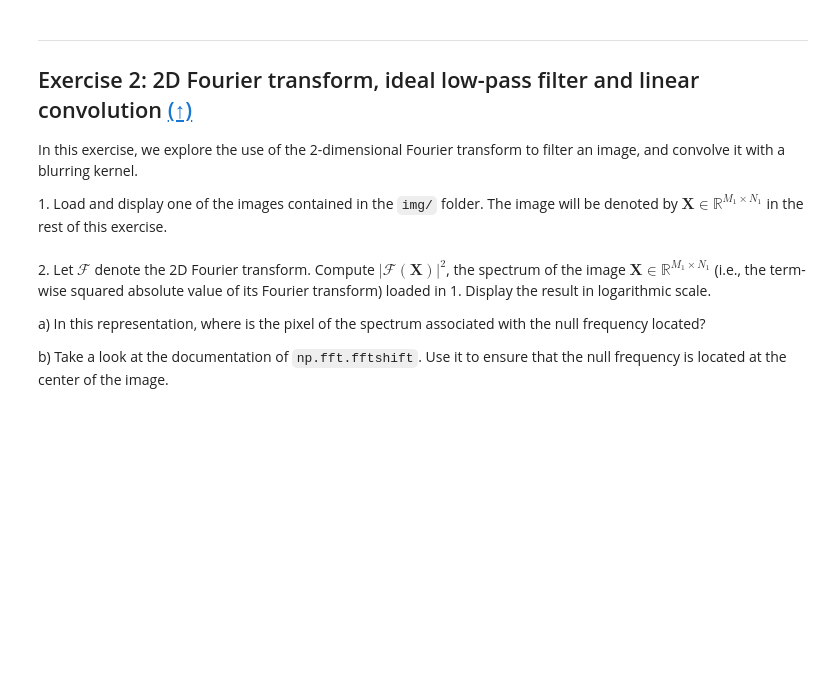
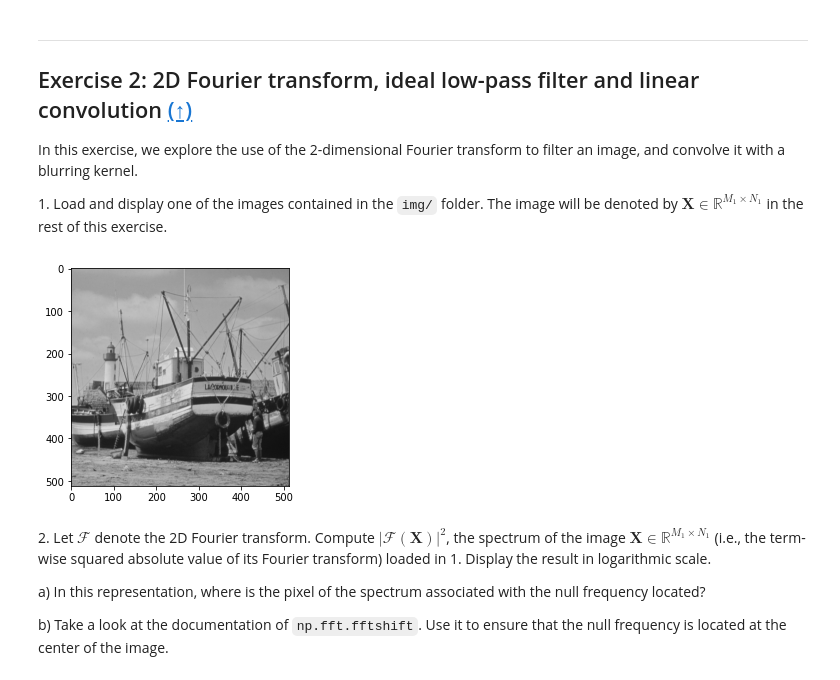
Before and after one commit to 0cto98/Python-Refresher, a Jupyter notebook: tp3/tp3/tp3.ipynb, the cells around one changed output. Saved outputs shown, nothing was run; the diff lists cells and outputs as text; code cells hidden in the pictures; blank space fills up the shorter version.

```diff
--- a/tp3/tp3/tp3.ipynb
+++ b/tp3/tp3/tp3.ipynb
@@ -172,3 +204,11 @@ In this exercise, we explore the use of the 2-dimensional Fourier transform to f
+# %%
+#Q1
+from PIL import Image
+img = Image.open('img/boat.png')
+plt.imshow(img)
+plt.show()
+# %% [output]
+[figure, added]
 # %% [markdown]
 2\. Let $\mathcal{F}$ denote the 2D Fourier transform. Compute $|\mathcal{F}(\mathbf{X})|^2$, the spectrum of the image $\mathbf{X} \in \mathbb{R}^{M_1 \times N_1}$ (i.e., the term-wise squared absolute value of its Fourier transform) loaded in 1. Display the result in logarithmic scale.
 
```
Also changed, not shown: parts of 12 cells of this notebook.
